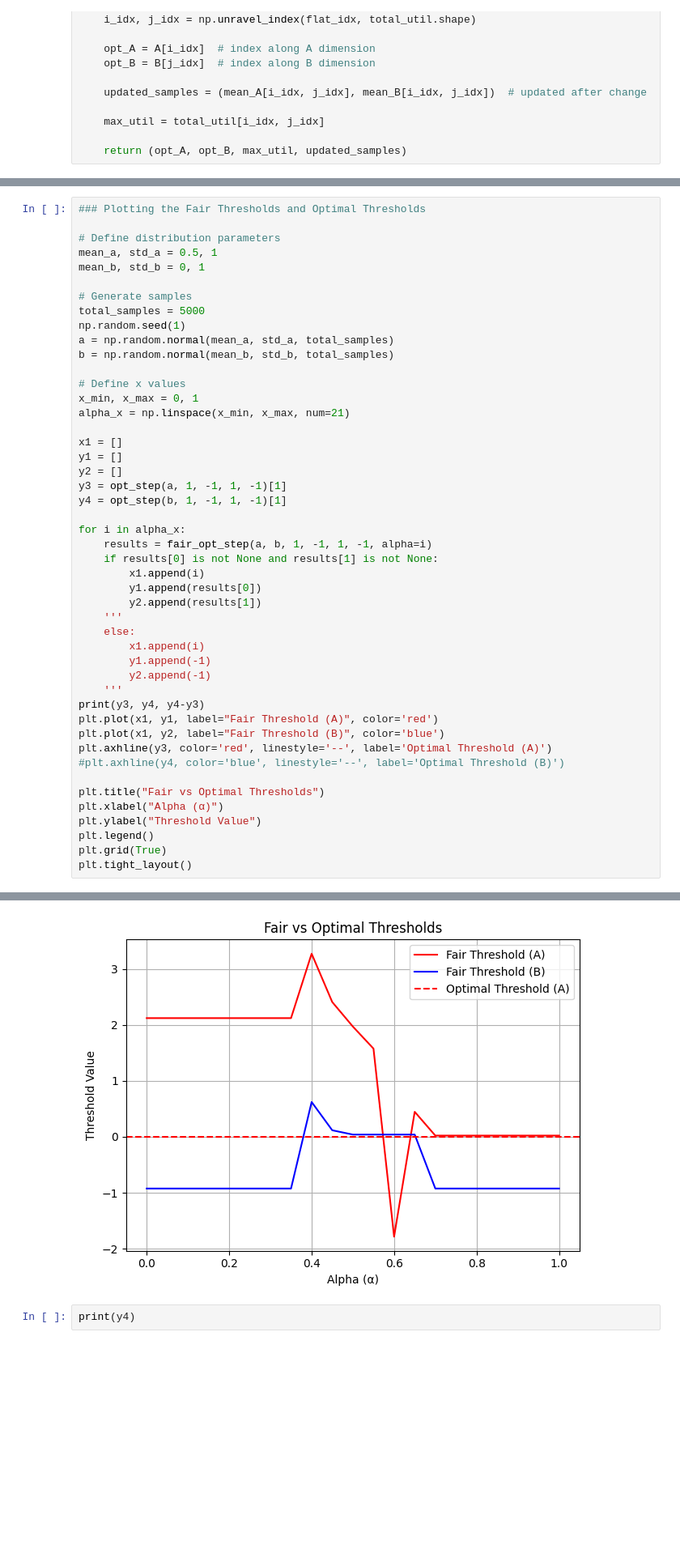
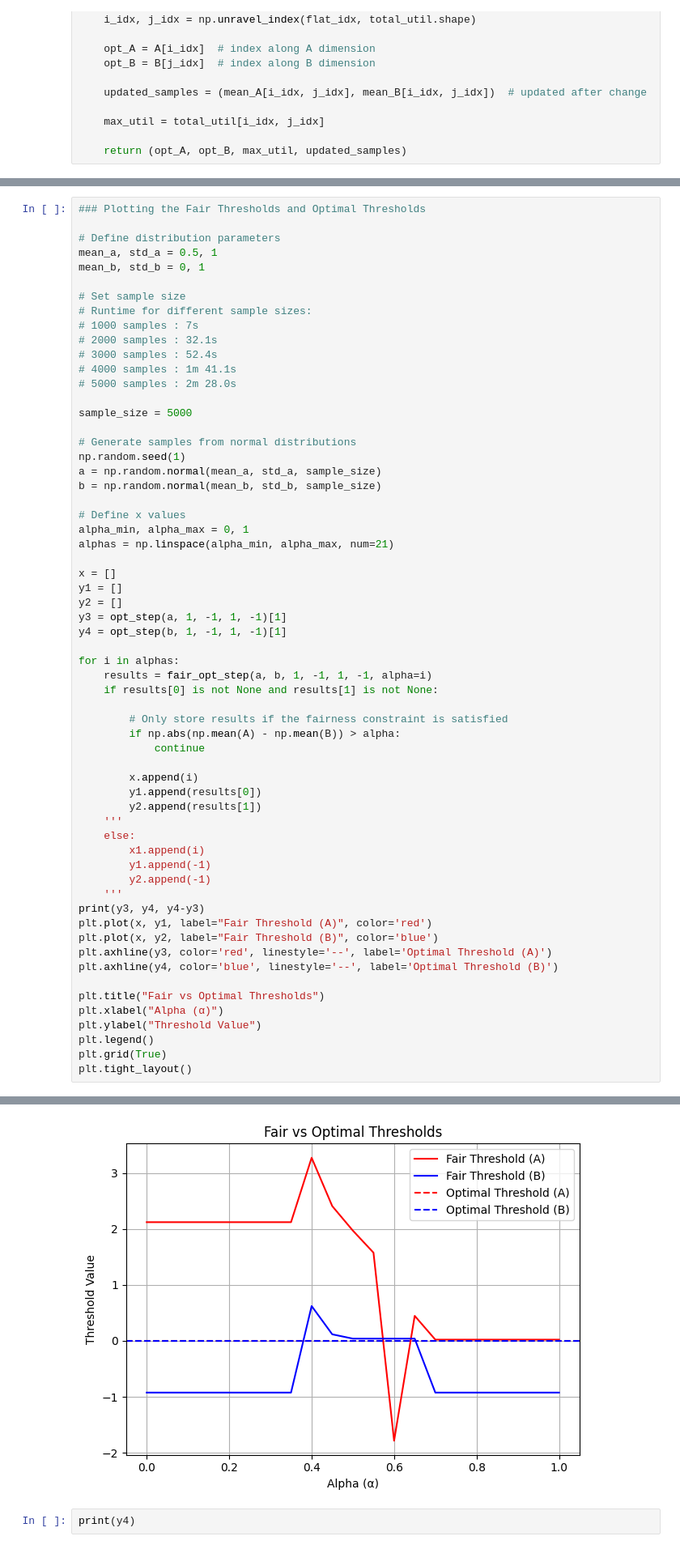
Before and after one commit to joeljins/RoAR, a Jupyter notebook: fairness.ipynb, the cells around one changed output, grey strips where cells are left out. Shown at 81% size. Drawn from its saved outputs; the diff is of its cells as text; blank space fills up the shorter version.

```diff
--- a/fairness.ipynb
+++ b/fairness.ipynb
@@ -172,49 +184,63 @@ plt.show()
 mean_a, std_a = 0.5, 1
 mean_b, std_b = 0, 1
 
-# Generate samples
-total_samples = 5000
+# Set sample size
+# Runtime for different sample sizes:
+# 1000 samples : 7s
+# 2000 samples : 32.1s
+# 3000 samples : 52.4s
+# 4000 samples : 1m 41.1s
+# 5000 samples : 2m 28.0s
+
+sample_size = 5000
+
+# Generate samples from normal distributions
 np.random.seed(1)
-a = np.random.normal(mean_a, std_a, total_samples)
-b = np.random.normal(mean_b, std_b, total_samples)
+a = np.random.normal(mean_a, std_a, sample_size)
+b = np.random.normal(mean_b, std_b, sample_size)
 
 # Define x values
-x_min, x_max = 0, 1
-alpha_x = np.linspace(x_min, x_max, num=21)
+alpha_min, alpha_max = 0, 1
+alphas = np.linspace(alpha_min, alpha_max, num=21)
 
-x1 = []
+x = []
 y1 = []
 y2 = []
 y3 = opt_step(a, 1, -1, 1, -1)[1]
 y4 = opt_step(b, 1, -1, 1, -1)[1]
 
-for i in alpha_x:
+for i in alphas:
     results = fair_opt_step(a, b, 1, -1, 1, -1, alpha=i)
     if results[0] is not None and results[1] is not None:
-        x1.append(i)
+
+        # Only store results if the fairness constraint is satisfied
+        if np.abs(np.mean(A) - np.mean(B)) > alpha:
+            continue
+
+        x.append(i)
         y1.append(results[0])
         y2.append(results[1])
     '''
     else:
         x1.append(i)
         y1.append(-1)
         y2.append(-1)
     '''
 print(y3, y4, y4-y3)
-plt.plot(x1, y1, label="Fair Threshold (A)", color='red')
-plt.plot(x1, y2, label="Fair Threshold (B)", color='blue')
+plt.plot(x, y1, label="Fair Threshold (A)", color='red')
+plt.plot(x, y2, label="Fair Threshold (B)", color='blue')
 plt.axhline(y3, color='red', linestyle='--', label='Optimal Threshold (A)')
-#plt.axhline(y4, color='blue', linestyle='--', label='Optimal Threshold (B)')
+plt.axhline(y4, color='blue', linestyle='--', label='Optimal Threshold (B)')
 
 plt.title("Fair vs Optimal Thresholds")
 plt.xlabel("Alpha (α)")
 plt.ylabel("Threshold Value")
 plt.legend()
 plt.grid(True)
 plt.tight_layout()
 # %% [output]
 0.00035125391411816587 5.300824315524947e-05 -0.0002982456709629164
-[figure, old version]
+[figure, new version]
 # %%
 print(y4)
 # %% [output]
```
Also changed, not shown: parts of 3 cells of this notebook.
